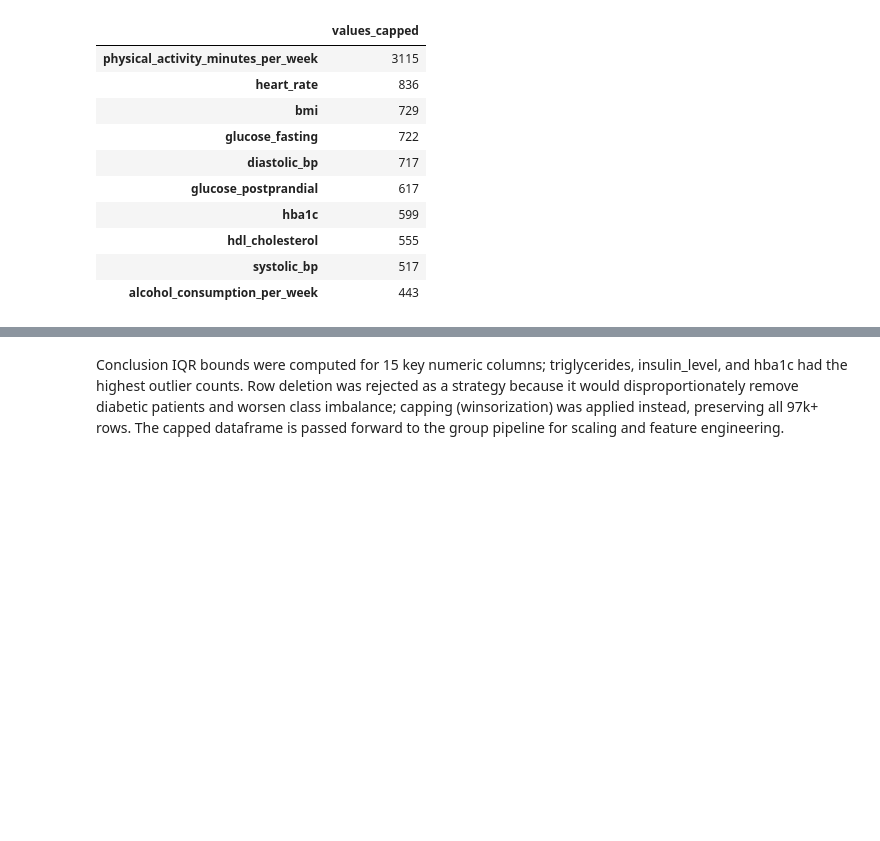
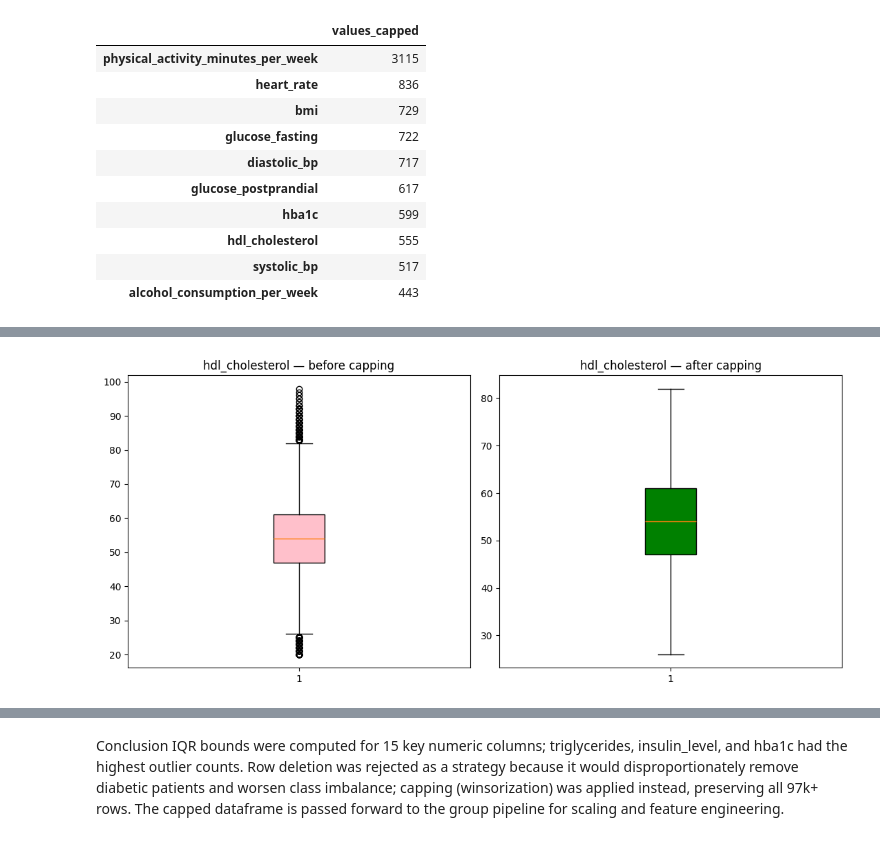
Before and after one commit to FaijAhamed-ML/Diabetics-prediction-supervised-machine-learning-project, a Jupyter notebook: 2026-Y2-S1-MLB-WEB2G1-02/notebooks/03.IT25101492_Outlier_Removal.ipynb, the cells around one changed output, grey strips where cells are left out. Cells and saved outputs as stored; diff of their text form; code cells hidden in the pictures; blank space fills up the shorter version.

```diff
--- a/2026-Y2-S1-MLB-WEB2G1-02/notebooks/03.IT25101492_Outlier_Removal.ipynb
+++ b/2026-Y2-S1-MLB-WEB2G1-02/notebooks/03.IT25101492_Outlier_Removal.ipynb
@@ -143,0 +144,11 @@ plt.show()
+# %%
+fig, axes1 = plt.subplots(1, 2, figsize=(11, 5))
+axes1[0].boxplot(df['hdl_cholesterol'], patch_artist=True, boxprops=dict(facecolor='pink'))
+axes1[0].set_title('hdl_cholesterol — before capping')
+axes1[1].boxplot(df_treated['hdl_cholesterol'], patch_artist=True, boxprops=dict(facecolor='green'))
+axes1[1].set_title('hdl_cholesterol — after capping')
+plt.tight_layout()
+plt.savefig('../results/eda_visualizations/outlier_before_after_capping_hdl_cholesterol.png', dpi=120)
+plt.show()
+# %% [output]
+[figure, added]
```
Also changed, not shown: parts of 4 cells of this notebook, 6 other files.
